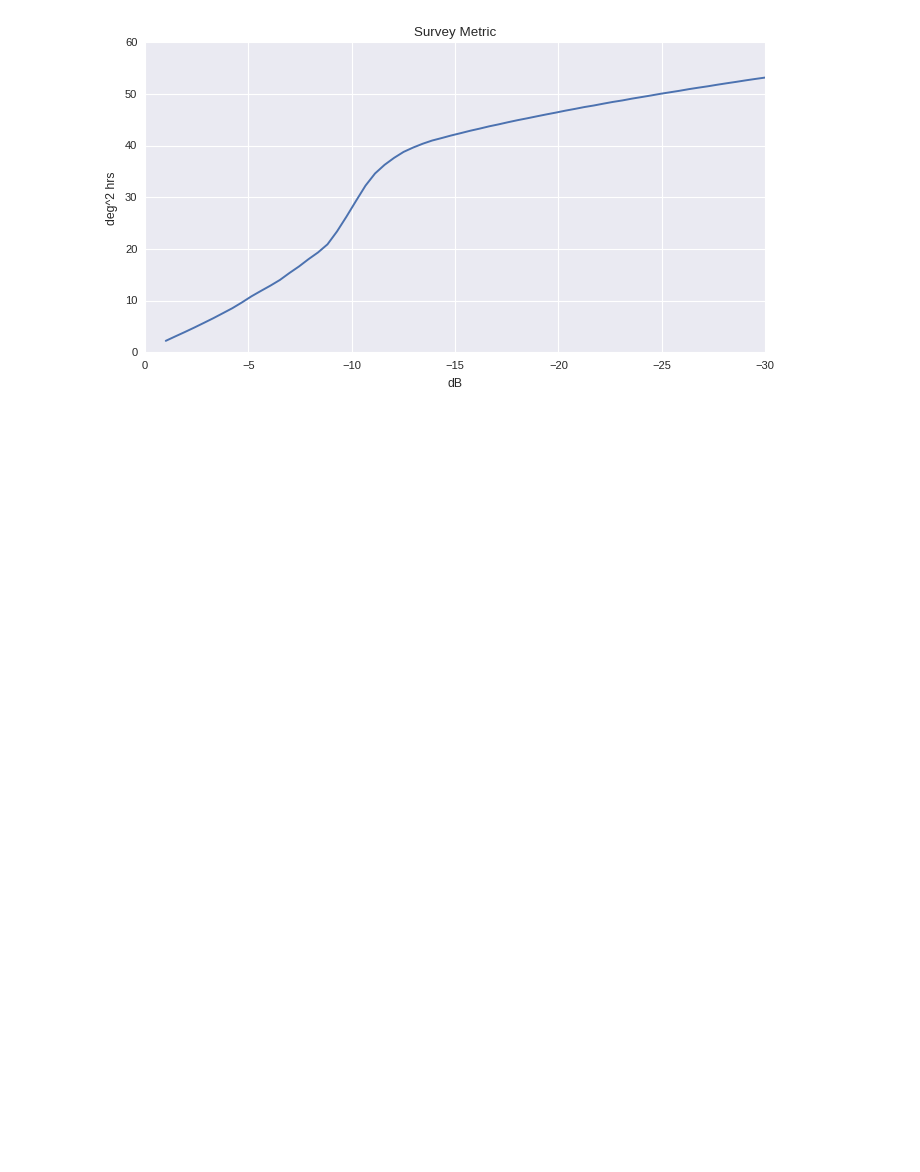
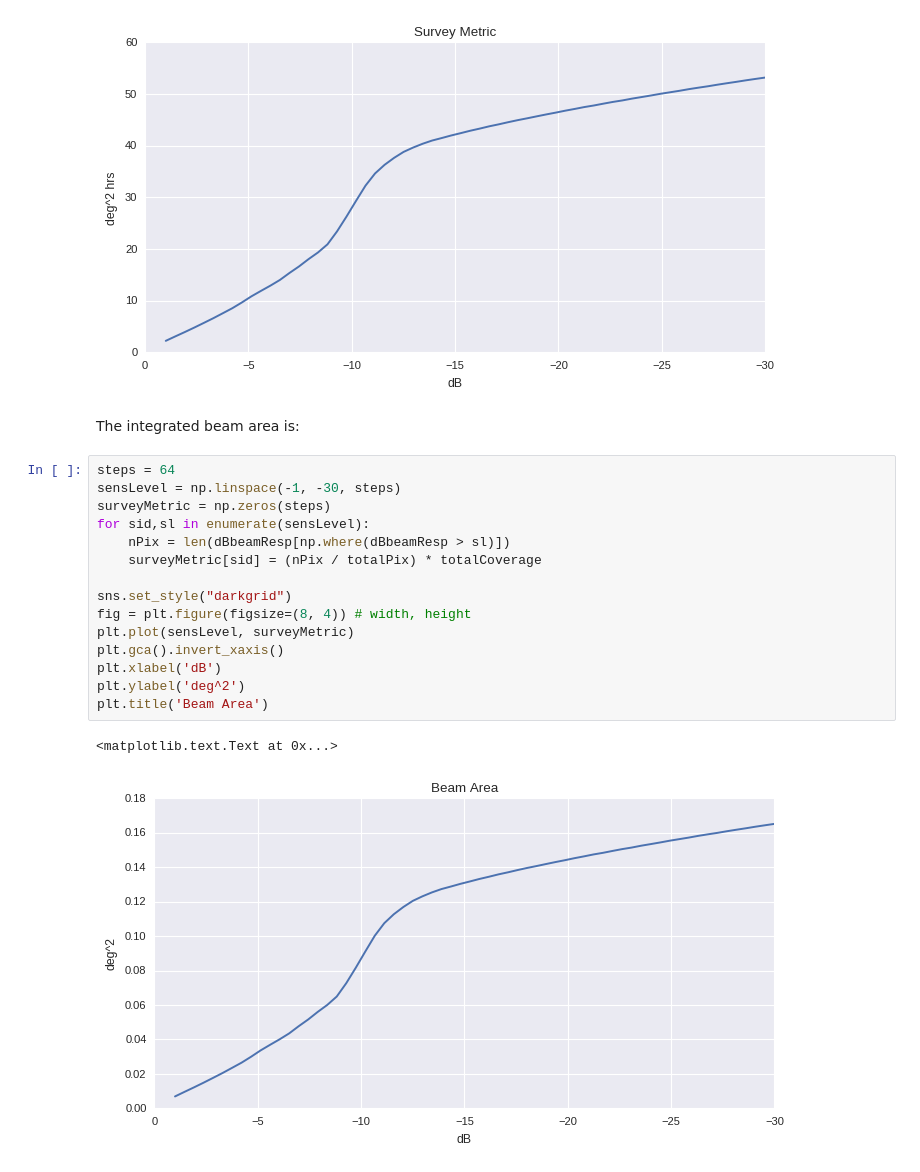
Before and after one commit to griffinfoster/alfaburst-initial-survey, a Jupyter notebook: notebooks/ALFA_Beam_Response.ipynb, the cells around one changed output. Saved outputs shown, nothing was run; the diff lists cells and outputs as text; blank space fills up the shorter version.

```diff
--- a/notebooks/ALFA_Beam_Response.ipynb
+++ b/notebooks/ALFA_Beam_Response.ipynb
@@ -319,6 +322,26 @@ plt.title('Survey Metric')
 # %% [output]
 <matplotlib.text.Text at 0x...>
 [figure]
+# %% [markdown]
+The integrated beam area is:
+# %%
+steps = 64
+sensLevel = np.linspace(-1, -30, steps)
+surveyMetric = np.zeros(steps)
+for sid,sl in enumerate(sensLevel):
+    nPix = len(dBbeamResp[np.where(dBbeamResp > sl)])
+    surveyMetric[sid] = (nPix / totalPix) * totalCoverage
+
+sns.set_style("darkgrid")
+fig = plt.figure(figsize=(8, 4)) # width, height
+plt.plot(sensLevel, surveyMetric)
+plt.gca().invert_xaxis()
+plt.xlabel('dB')
+plt.ylabel('deg^2')
+plt.title('Beam Area')
+# %% [output]
+<matplotlib.text.Text at 0x...>
+[figure, added]
 # %% [markdown]
 Up to approximately -8 dB only the primary lobe is considered in the sky coverage, the sharp increase up to approximately -12 dB is the introduction of the first side lobe coverage. The remaining coverage out to -30 dB is the remaining sensitivity of the first side lobe. If the second side lobe was modelled there would again be a sharp increase in sensitivity out around -20 dB, but not as prominent as the first side lobe.
 
```
Also changed, not shown: parts of 6 cells of this notebook.
